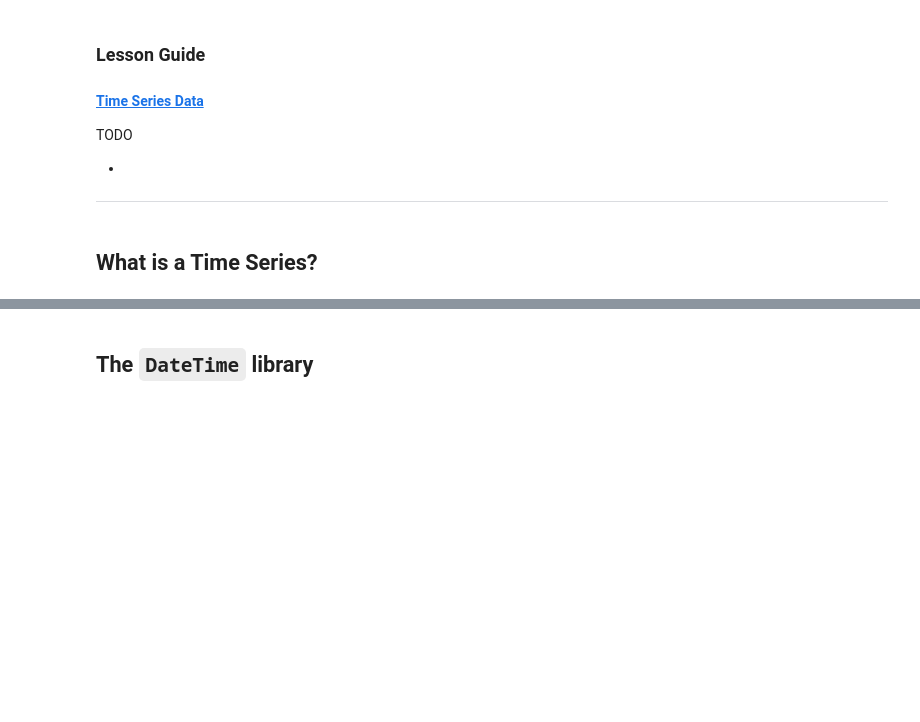
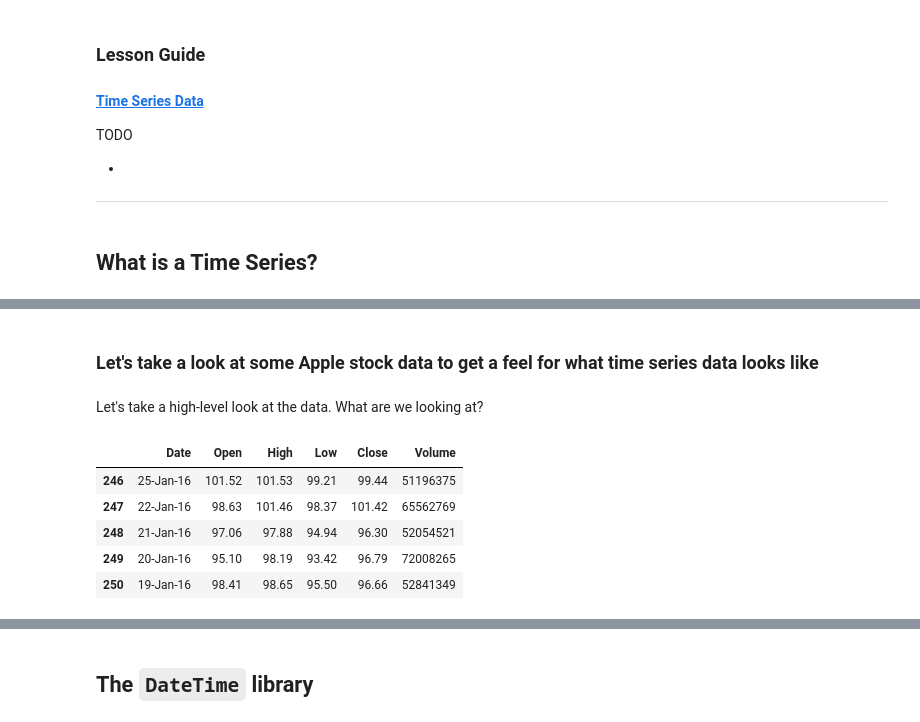
Before and after one commit to aidanconnolly/ga-ds829-flex-time-series, a Jupyter notebook: ts_rough_draft/01_time_series.ipynb, the cells around one changed output, grey strips where cells are left out. Cells and saved outputs as stored; diff of their text form; code cells hidden in the pictures; blank space fills up the shorter version.

```diff
--- a/ts_rough_draft/01_time_series.ipynb
+++ b/ts_rough_draft/01_time_series.ipynb
@@ -57,0 +37,2 @@ SyntaxError: invalid syntax (<ipython-input-4-e2e657645fda>, line 1)
+# %% [markdown]
+### Let's take a look at some Apple stock data to get a feel for what time series data looks like
@@ -57,0 +45,11 @@ SyntaxError: invalid syntax (<ipython-input-4-e2e657645fda>, line 1)
+# %% [markdown]
+Let's take a high-level look at the data. What are we looking at?
+# %%
+aapl.tail()
+# %% [output]
+|  | Date | Open | High | Low | Close | Volume |
+| 246 | 25-Jan-16 | 101.52 | 101.53 | 99.21 | 99.44 | 51196375 |
+| 247 | 22-Jan-16 | 98.63 | 101.46 | 98.37 | 101.42 | 65562769 |
+| 248 | 21-Jan-16 | 97.06 | 97.88 | 94.94 | 96.30 | 52054521 |
+| 249 | 20-Jan-16 | 95.10 | 98.19 | 93.42 | 96.79 | 72008265 |
+| 250 | 19-Jan-16 | 98.41 | 98.65 | 95.50 | 96.66 | 52841349 |
```
Also changed, not shown: parts of 116 cells of this notebook, 7 other files.
